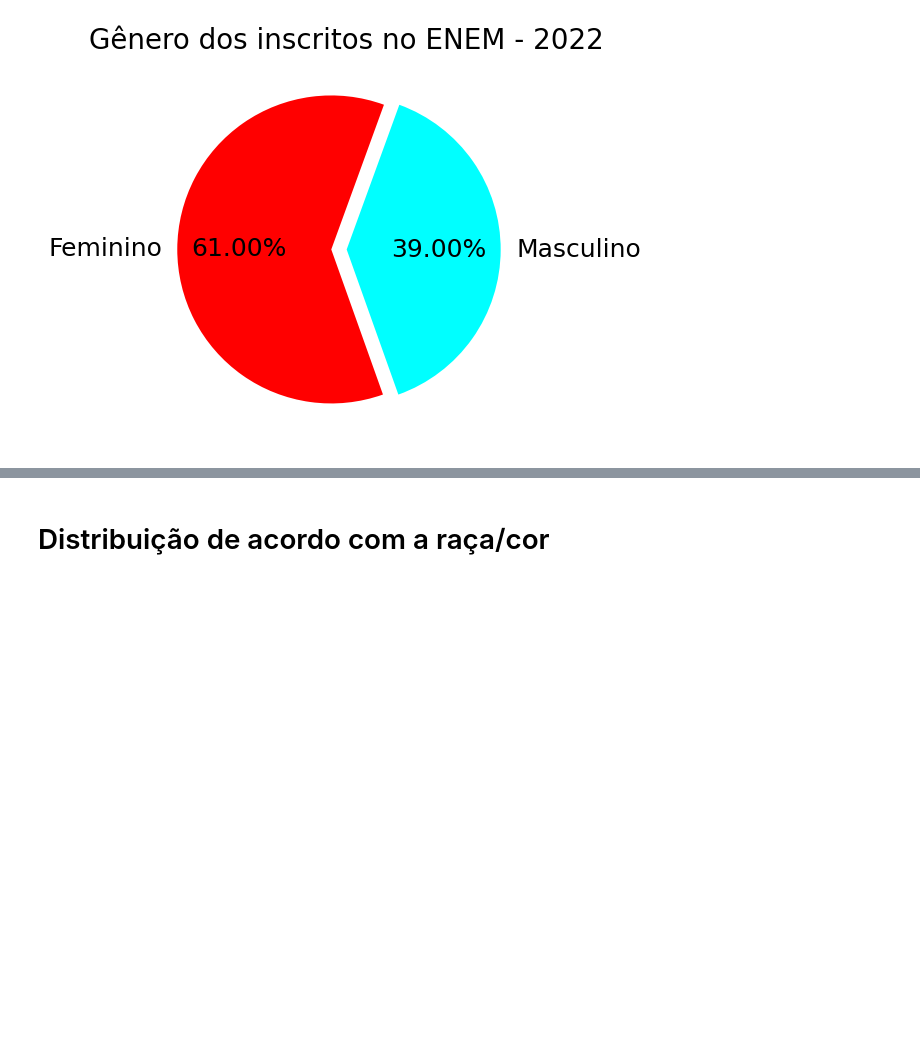
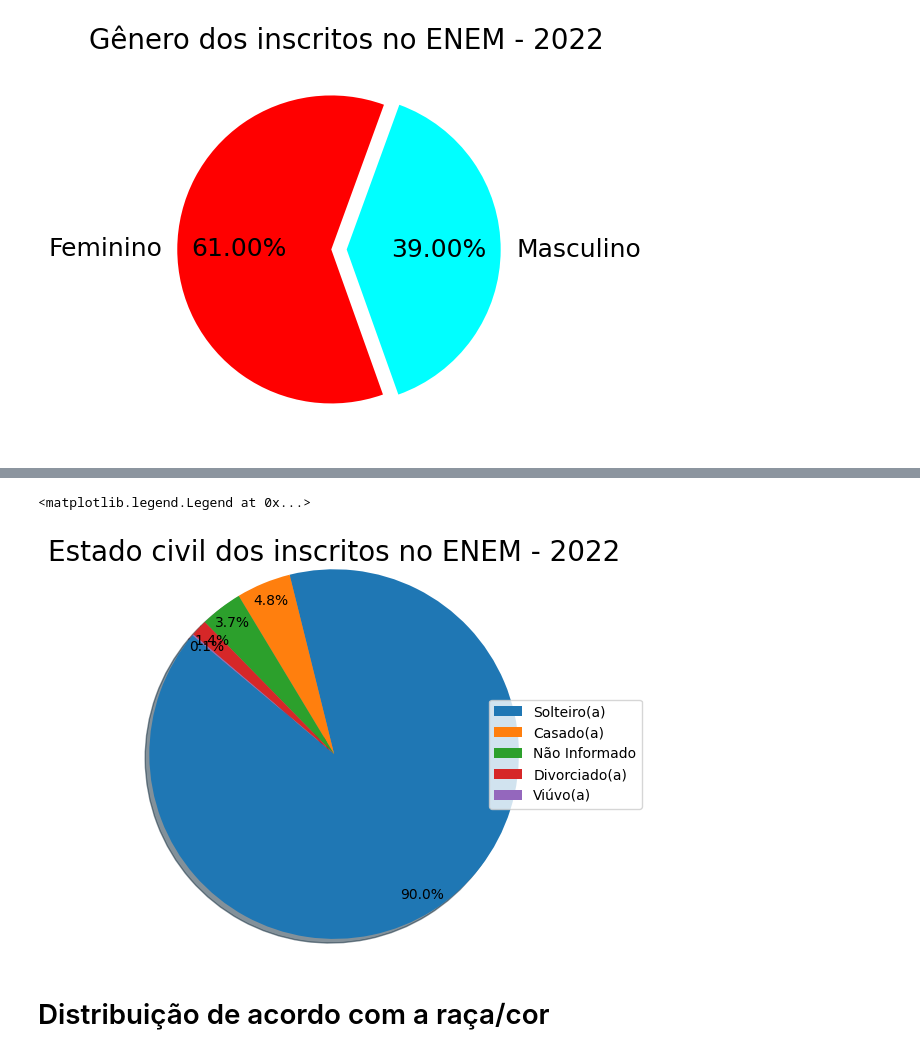
Before and after one commit to Grupo-B-Turma-2-Ada-VemSerTech/Projeto_Mod04_Ada_VemSerTech, a Jupyter notebook: Projeto.ipynb, the cells around one changed output, grey strips where cells are left out. Saved outputs shown, nothing was run; the diff lists cells and outputs as text; code cells hidden in the pictures; blank space fills up the shorter version.

```diff
--- a/Projeto.ipynb
+++ b/Projeto.ipynb
@@ -334,0 +369,3 @@ Text(0.5, 1.0, 'Gênero dos inscritos no ENEM - 2022')
+# %%
+percentual_estado_civil = df_enem['TP_ESTADO_CIVIL'].value_counts(normalize=True)*100
+percentual_estado_civil
@@ -335,3 +380,23 @@ Text(0.5, 1.0, 'Gênero dos inscritos no ENEM - 2022')
+# %%
+labels = ("Solteiro(a)", "Casado(a)", "Não Informado", "Divorciado(a)", "Viúvo(a)")
+explode = (0, 0, 0, 0, 0)
+
+fig, ax = plt.subplots()
+ax.pie(percentual_estado_civil,
+        explode=explode,
+        #labels=labels,
+        autopct='%1.1f%%',
+        pctdistance=.9,
+        shadow=True,
+        startangle=140,
+        radius=1.25
+        )
+ax.set_title('Estado civil dos inscritos no ENEM - 2022', fontsize=20)
+ax.legend(labels, loc="center left",
+          bbox_to_anchor=(.9, 0, 0.5, 1))
+# %% [output]
+<matplotlib.legend.Legend at 0x...>
+[figure, added]
 # %% [markdown]
 # Distribuição de acordo com a raça/cor
 # %%
```
Also changed, not shown: parts of 23 cells of this notebook.
